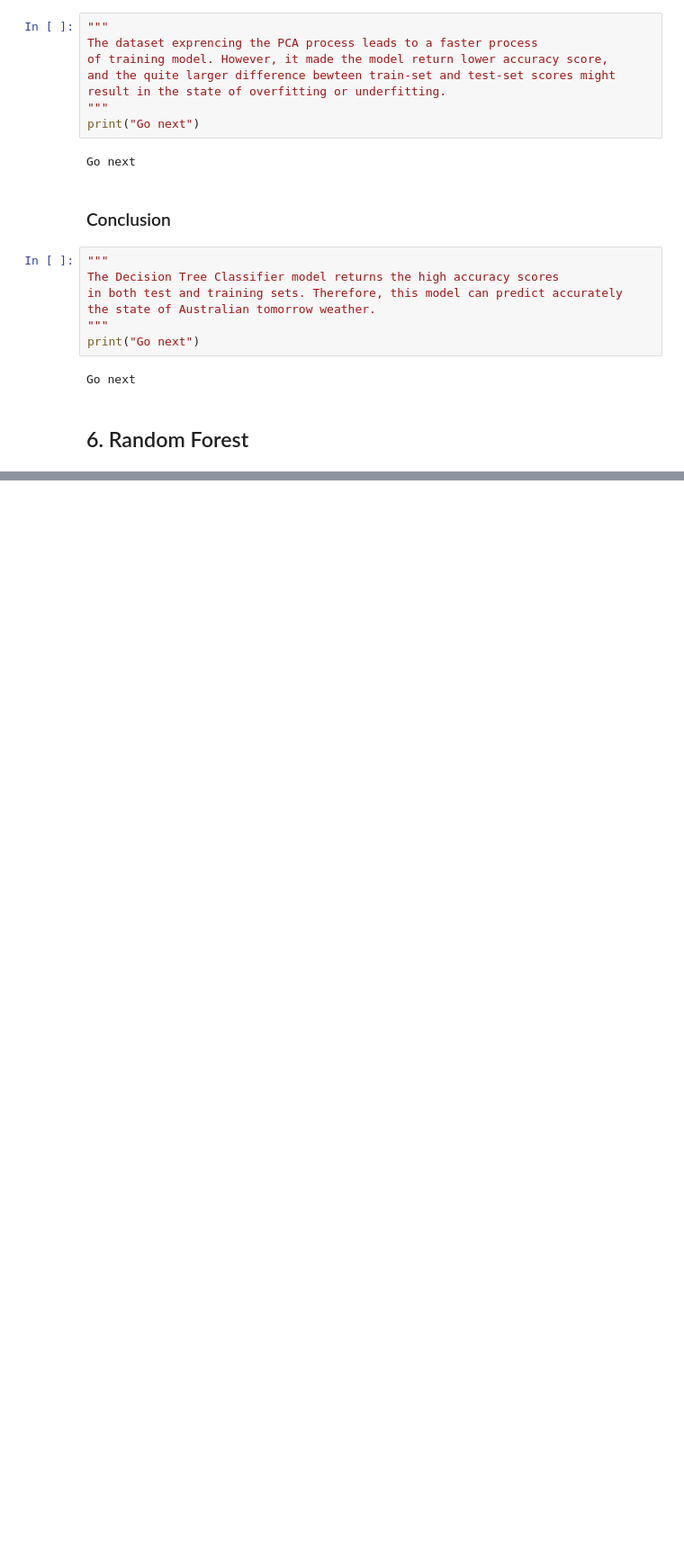
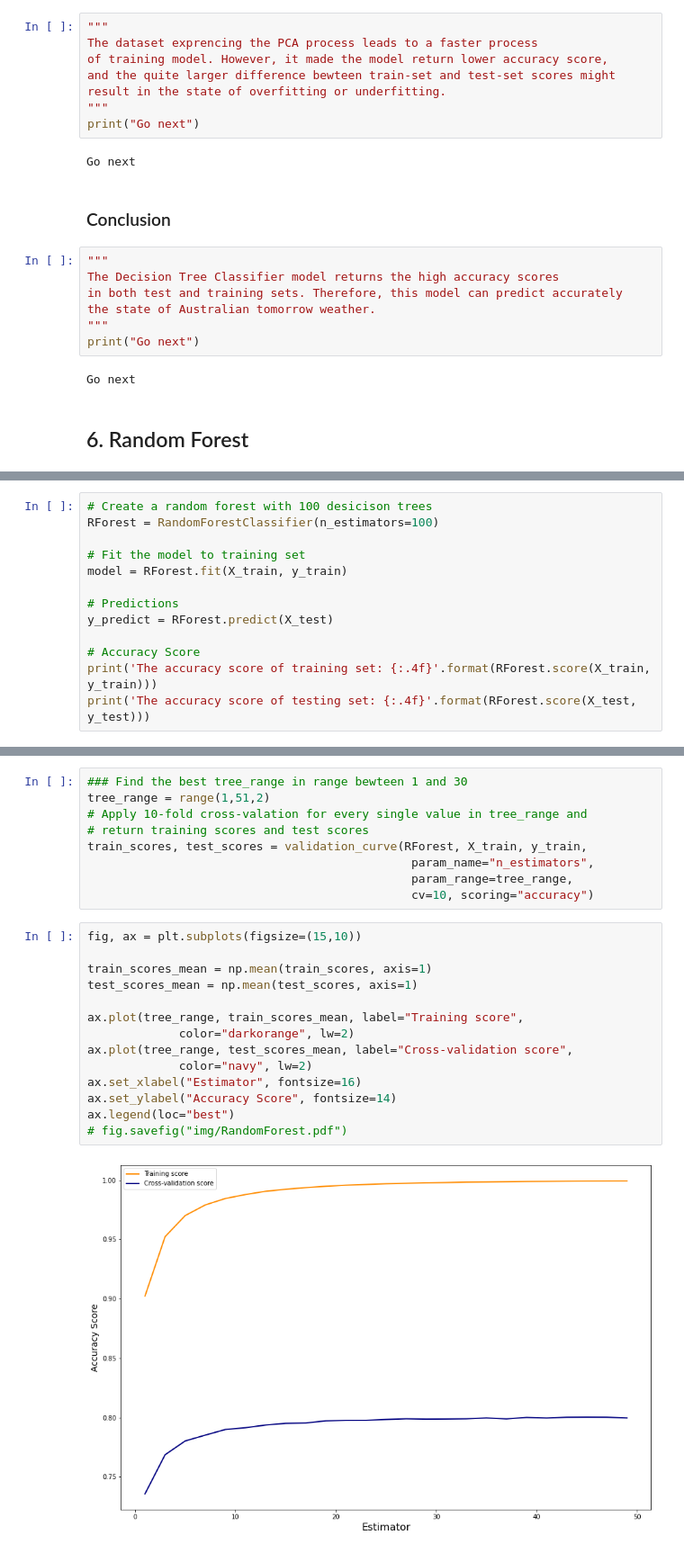
Before and after one commit to namvnngu/machine-learning-models, a Jupyter notebook: Source Code/Machine Learning Models.ipynb, the cells around one changed output, grey strips where cells are left out. Shown at 90% size. Cells and saved outputs as stored; diff of their text form; blank space fills up the shorter version.

Commit message:
Completed Random Forest

```diff
--- a/Source Code/Machine Learning Models.ipynb
+++ b/Source Code/Machine Learning Models.ipynb
@@ -626,0 +642,13 @@ Go next
+# %%
+# Create a random forest with 100 desicison trees
+RForest = RandomForestClassifier(n_estimators=100)
+
+# Fit the model to training set
+model = RForest.fit(X_train, y_train)
+
+# Predictions
+y_predict = RForest.predict(X_test)
+
+# Accuracy Score
+print('The accuracy score of training set: {:.4f}'.format(RForest.score(X_train, y_train)))
+print('The accuracy score of testing set: {:.4f}'.format(RForest.score(X_test, y_test)))
@@ -626,0 +670,25 @@ Go next
+# %%
+### Find the best tree_range in range bewteen 1 and 30
+tree_range = range(1,51,2)
+# Apply 10-fold cross-valation for every single value in tree_range and
+# return training scores and test scores
+train_scores, test_scores = validation_curve(RForest, X_train, y_train,
+                                              param_name="n_estimators",
+                                              param_range=tree_range,
+                                              cv=10, scoring="accuracy")
+# %%
+fig, ax = plt.subplots(figsize=(15,10))
+
+train_scores_mean = np.mean(train_scores, axis=1)
+test_scores_mean = np.mean(test_scores, axis=1)
+
+ax.plot(tree_range, train_scores_mean, label="Training score",
+             color="darkorange", lw=2)
+ax.plot(tree_range, test_scores_mean, label="Cross-validation score",
+             color="navy", lw=2)
+ax.set_xlabel("Estimator", fontsize=16)
+ax.set_ylabel("Accuracy Score", fontsize=14)
+ax.legend(loc="best")
+# fig.savefig("img/RandomForest.pdf")
+# %% [output]
+[figure, added]
```
Also changed, not shown: parts of 12 cells of this notebook, 3 other files.
